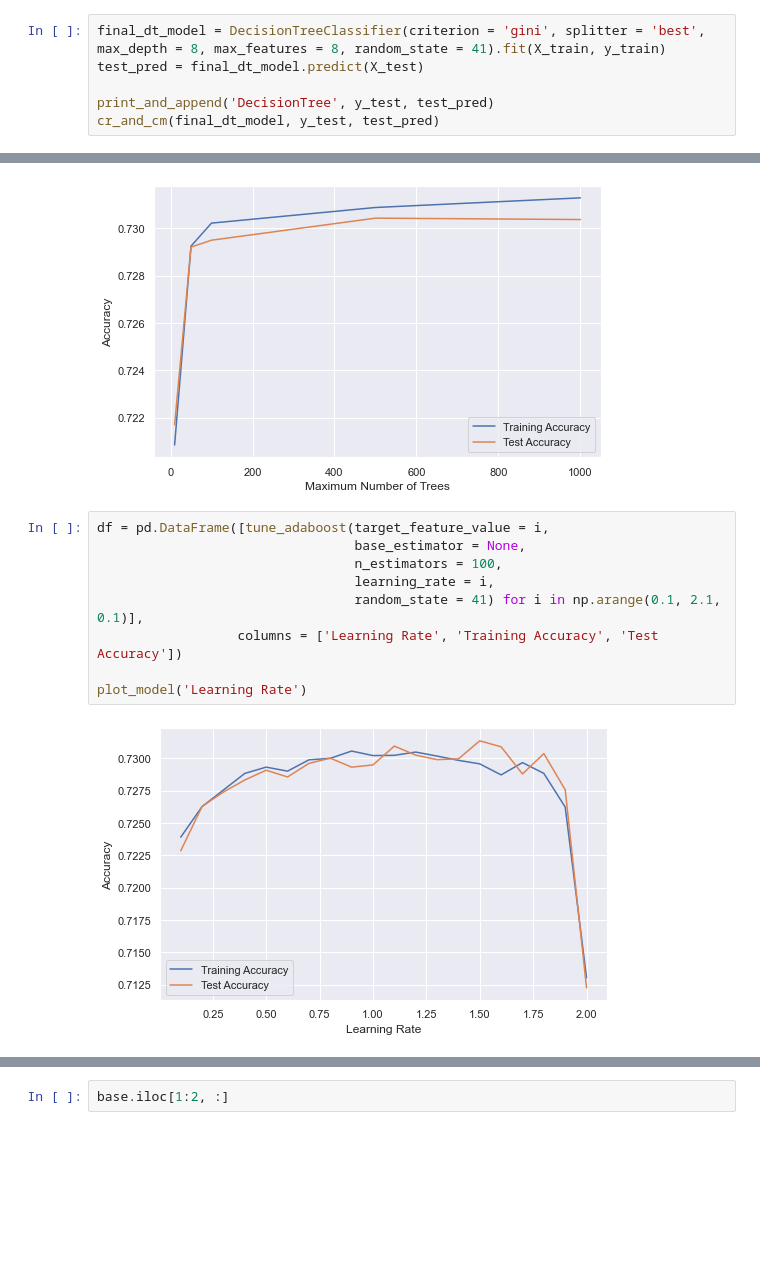
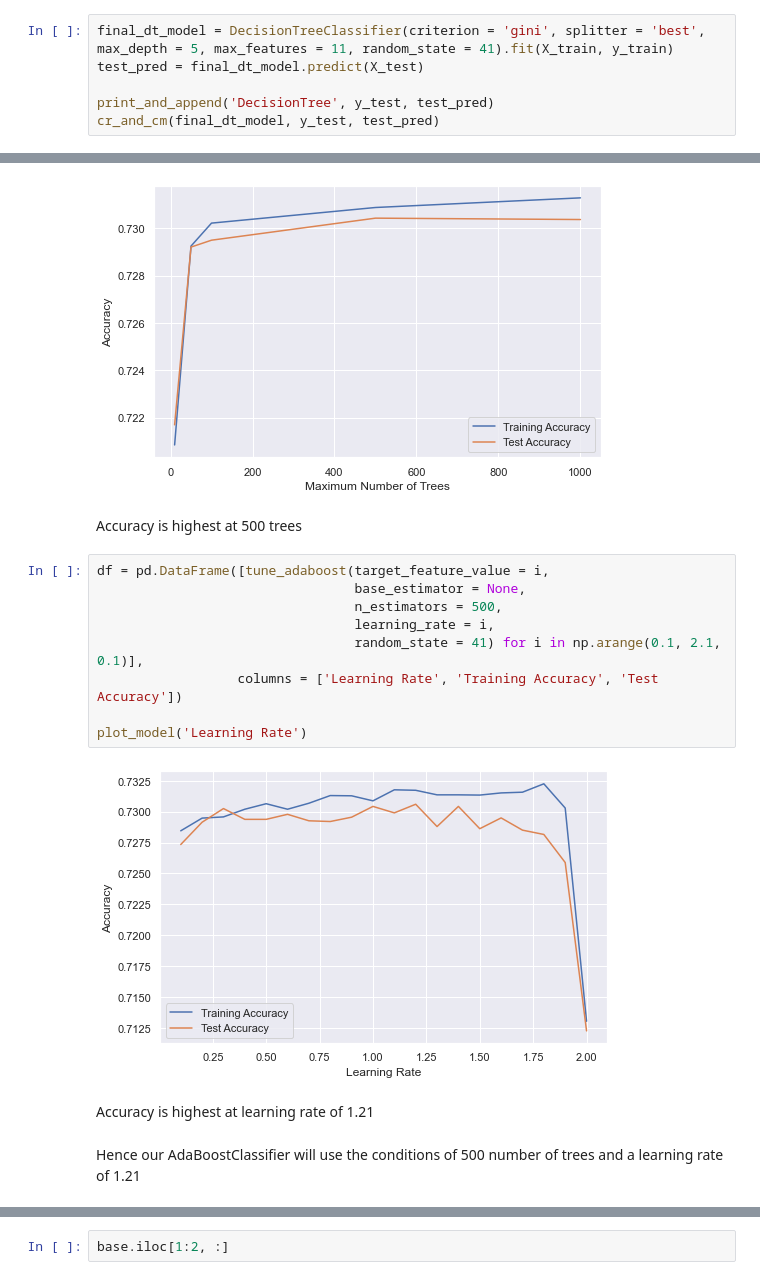
Before and after one commit to Dannyvannnn/IE0005, a Jupyter notebook: IE0005 Mini project_2.ipynb, the cells around one changed output, grey strips where cells are left out. Drawn from its saved outputs; the diff is of its cells as text; blank space fills up the shorter version.

```diff
--- a/IE0005 Mini project_2.ipynb
+++ b/IE0005 Mini project_2.ipynb
@@ -570,5 +576,5 @@ plot_model('Max Features')
 # %%
-final_dt_model = DecisionTreeClassifier(criterion = 'gini', splitter = 'best', max_depth = 8, max_features = 8, random_state = 41).fit(X_train, y_train)
+final_dt_model = DecisionTreeClassifier(criterion = 'gini', splitter = 'best', max_depth = 5, max_features = 11, random_state = 41).fit(X_train, y_train)
 test_pred = final_dt_model.predict(X_test)
 
 print_and_append('DecisionTree', y_test, test_pred)
@@ -617,15 +623,21 @@ df = pd.DataFrame([tune_adaboost(target_feature_value = i,
 plot_model('Maximum Number of Trees')
 # %% [output]
 [figure]
+# %% [markdown]
+Accuracy is highest at 500 trees
 # %%
 df = pd.DataFrame([tune_adaboost(target_feature_value = i,
                                  base_estimator = None,
-                                 n_estimators = 100,
+                                 n_estimators = 500,
                                  learning_rate = i,
                                  random_state = 41) for i in np.arange(0.1, 2.1, 0.1)],
                   columns = ['Learning Rate', 'Training Accuracy', 'Test Accuracy'])
 
 plot_model('Learning Rate')
 # %% [output]
-[figure, old version]
+[figure, new version]
+# %% [markdown]
+Accuracy is highest at learning rate of 1.21
+# %% [markdown]
+ Hence our AdaBoostClassifier will use the conditions of 500 number of trees and a learning rate of 1.21
 # %%
```
Also changed, not shown: parts of 18 cells of this notebook.
